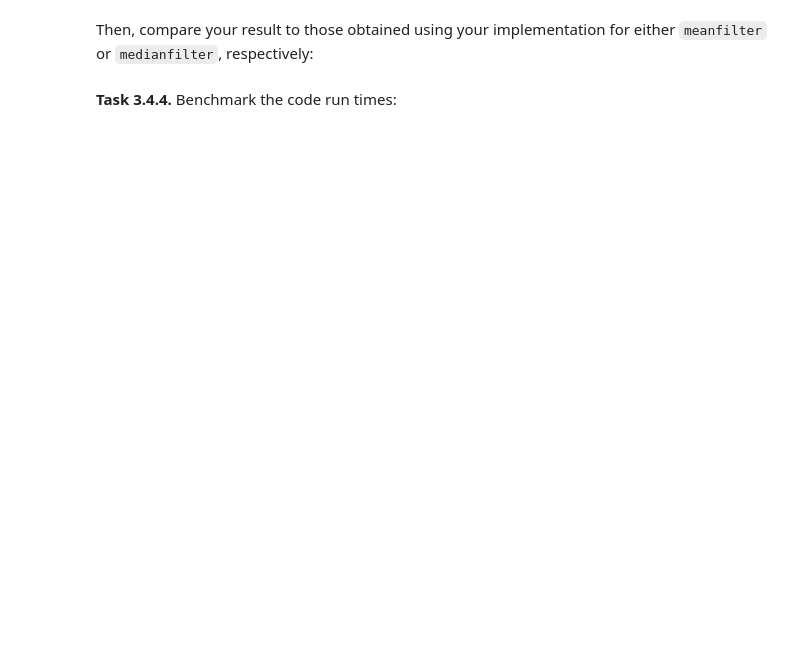
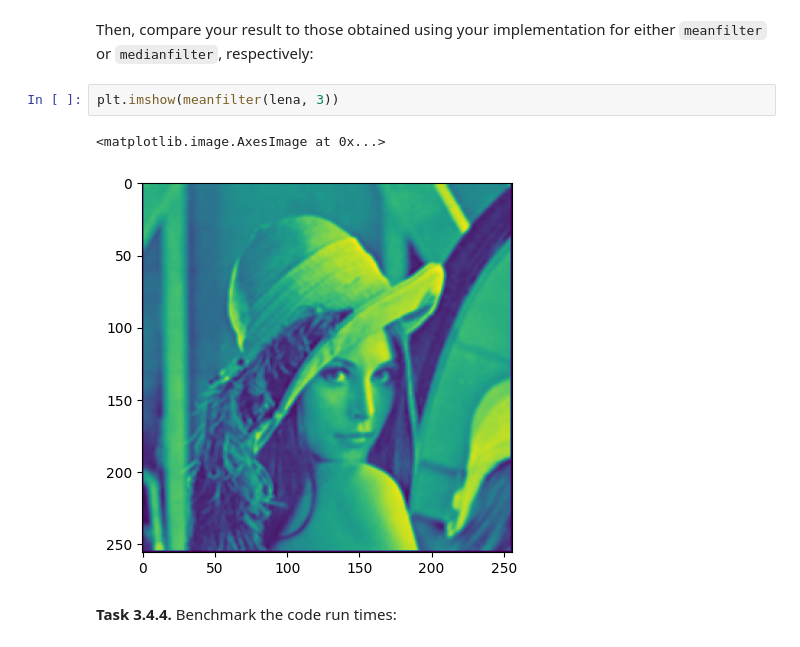
Before and after one commit to matteaunger/mobi-fs3-python, a Jupyter notebook: task3.ipynb, the cells around one changed output. Saved outputs shown, nothing was run; the diff lists cells and outputs as text; blank space fills up the shorter version.

```diff
--- a/task3.ipynb
+++ b/task3.ipynb
@@ -133,4 +146,9 @@ SyntaxError: incomplete input (1741712700.py, line 2)
 # %% [markdown]
 Then, compare your result to those obtained using your implementation for either `meanfilter` or `medianfilter`, respectively:
+# %%
+plt.imshow(meanfilter(lena, 3))
+# %% [output]
+<matplotlib.image.AxesImage at 0x...>
+[figure, added]
 # %% [markdown]
 **<a id="#">Task 3.4.4.</a>** Benchmark the code run times:
```
Also changed, not shown: parts of 10 cells of this notebook.
